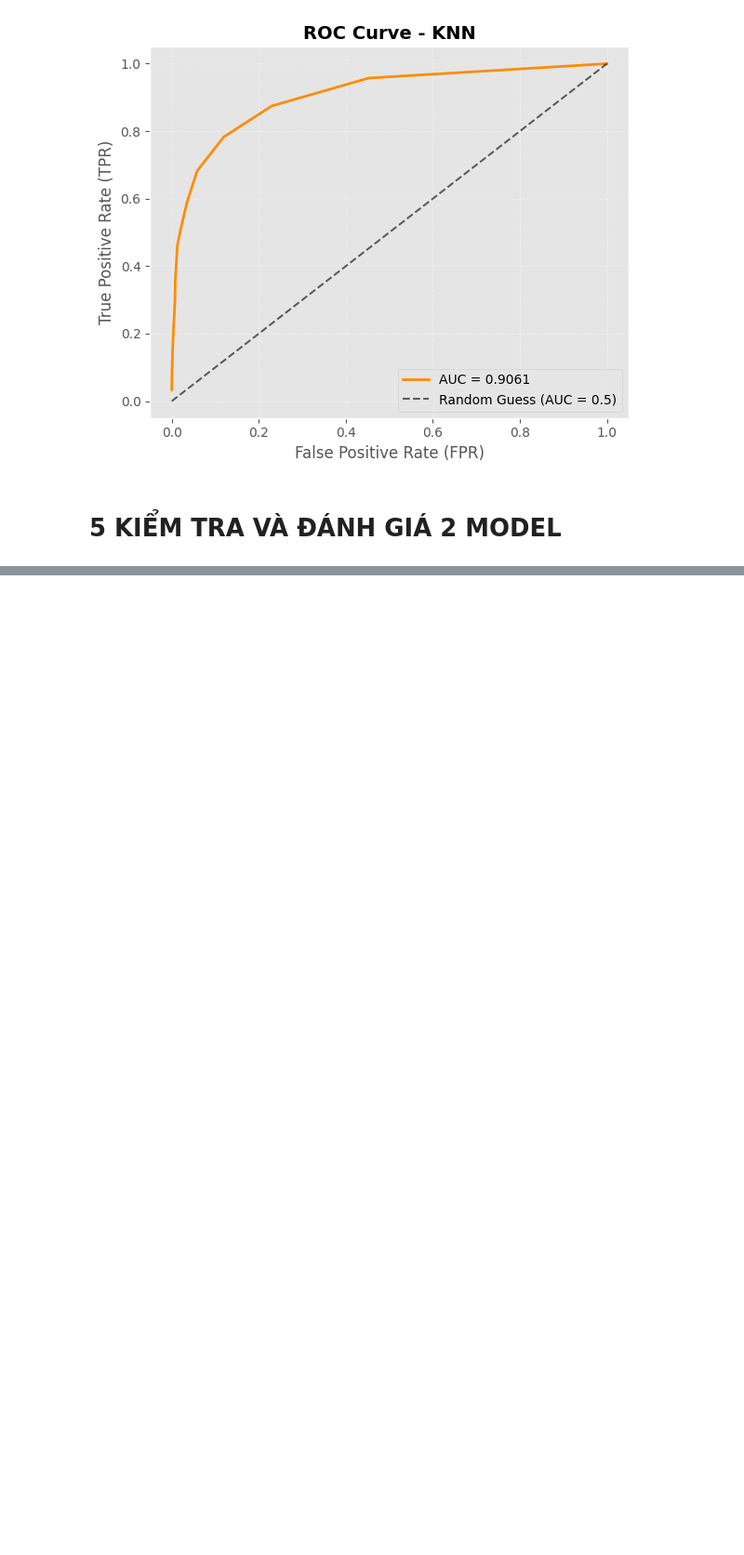
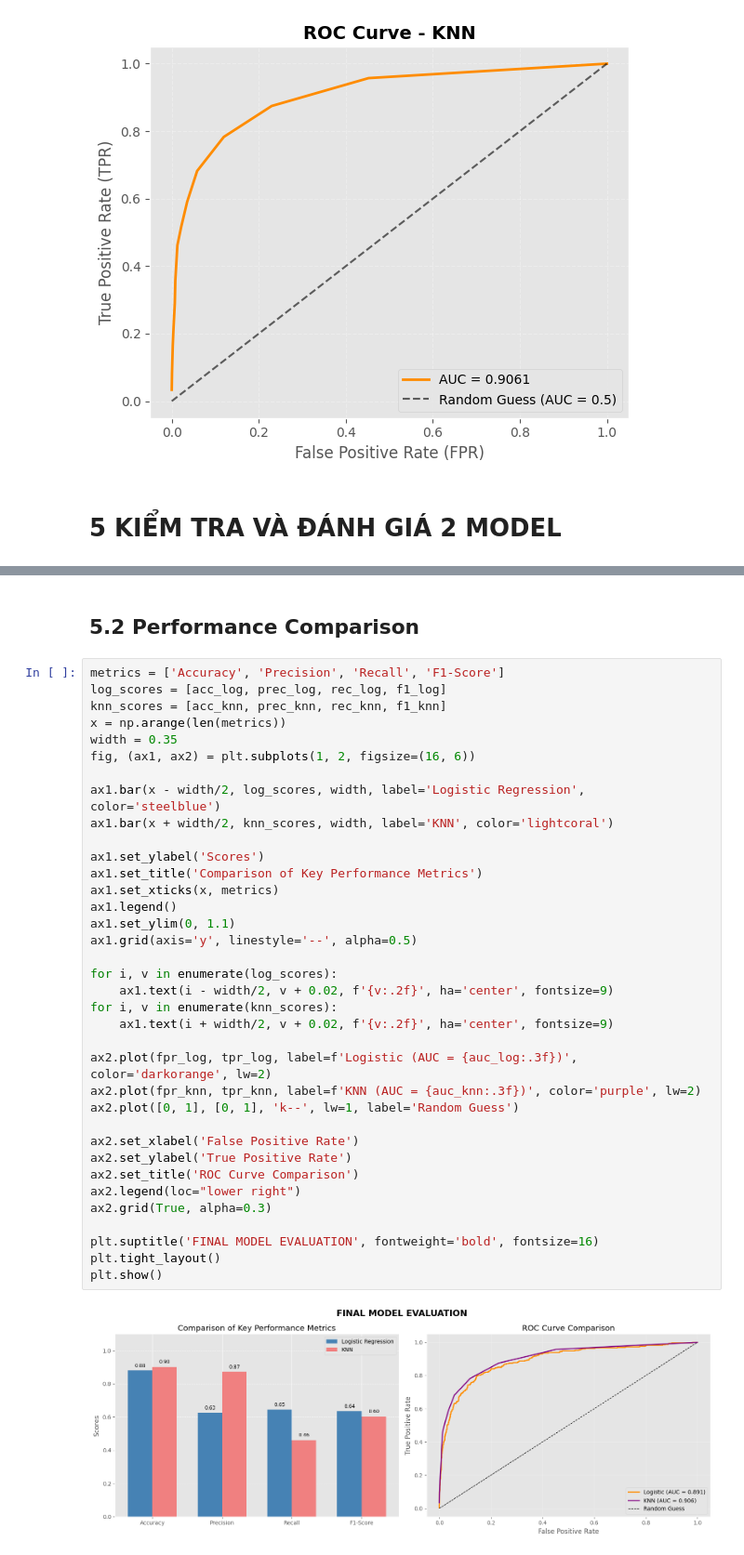
Before and after one commit to zeepaulus/P4DS_Lab02, a Jupyter notebook: notebooks/03_modeling.ipynb, the cells around one changed output, grey strips where cells are left out. Shown at 93% size. Cells and saved outputs as stored; diff of their text form; blank space fills up the shorter version.

```diff
--- a/notebooks/03_modeling.ipynb
+++ b/notebooks/03_modeling.ipynb
@@ -171,0 +205,40 @@ plot_roc_curve(fpr_knn, tpr_knn, auc_knn, title='ROC Curve - KNN')
+# %% [markdown]
+## 5.2 Performance Comparison
+# %%
+metrics = ['Accuracy', 'Precision', 'Recall', 'F1-Score']
+log_scores = [acc_log, prec_log, rec_log, f1_log]
+knn_scores = [acc_knn, prec_knn, rec_knn, f1_knn]
+x = np.arange(len(metrics))
+width = 0.35
+fig, (ax1, ax2) = plt.subplots(1, 2, figsize=(16, 6))
+
+ax1.bar(x - width/2, log_scores, width, label='Logistic Regression', color='steelblue')
+ax1.bar(x + width/2, knn_scores, width, label='KNN', color='lightcoral')
+
+ax1.set_ylabel('Scores')
+ax1.set_title('Comparison of Key Performance Metrics')
+ax1.set_xticks(x, metrics)
+ax1.legend()
+ax1.set_ylim(0, 1.1)
+ax1.grid(axis='y', linestyle='--', alpha=0.5)
+
+for i, v in enumerate(log_scores):
+    ax1.text(i - width/2, v + 0.02, f'{v:.2f}', ha='center', fontsize=9)
+for i, v in enumerate(knn_scores):
+    ax1.text(i + width/2, v + 0.02, f'{v:.2f}', ha='center', fontsize=9)
+
+ax2.plot(fpr_log, tpr_log, label=f'Logistic (AUC = {auc_log:.3f})', color='darkorange', lw=2)
+ax2.plot(fpr_knn, tpr_knn, label=f'KNN (AUC = {auc_knn:.3f})', color='purple', lw=2)
+ax2.plot([0, 1], [0, 1], 'k--', lw=1, label='Random Guess')
+
+ax2.set_xlabel('False Positive Rate')
+ax2.set_ylabel('True Positive Rate')
+ax2.set_title('ROC Curve Comparison')
+ax2.legend(loc="lower right")
+ax2.grid(True, alpha=0.3)
+
+plt.suptitle('FINAL MODEL EVALUATION', fontweight='bold', fontsize=16)
+plt.tight_layout()
+plt.show()
+# %% [output]
+[figure, added]
```
Also changed, not shown: parts of 10 cells of this notebook, 2 other files.
